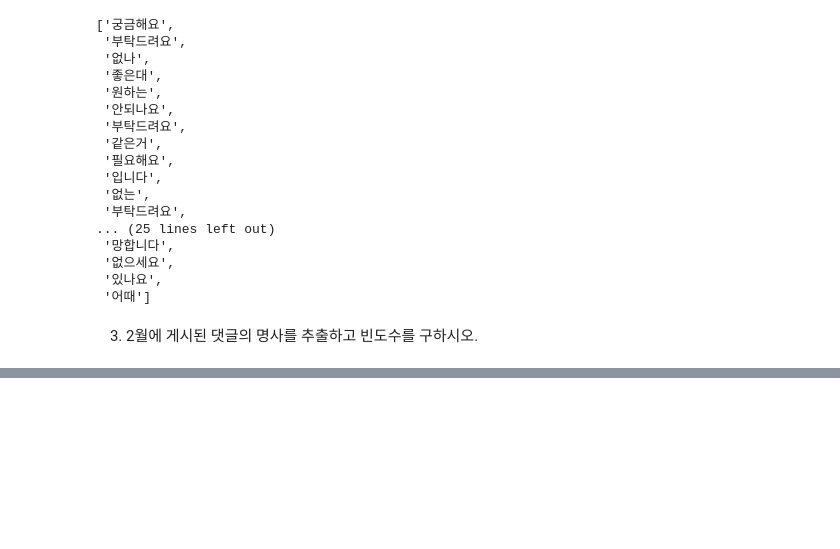
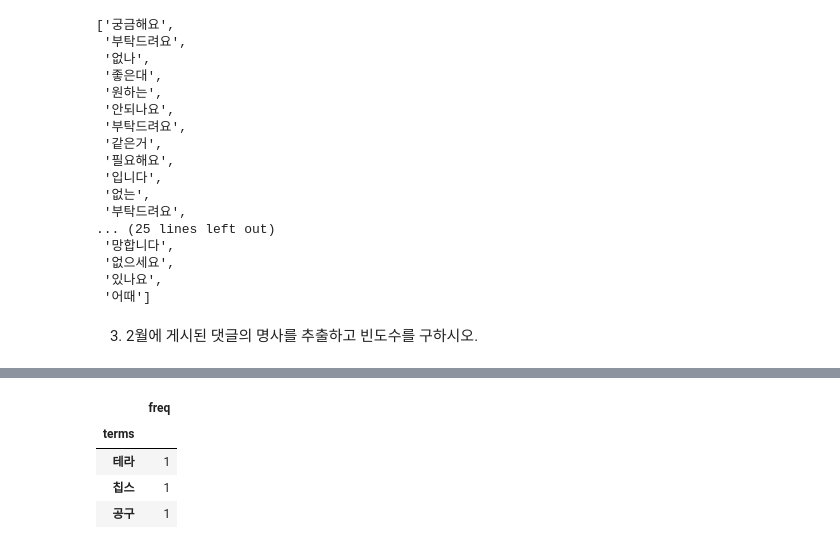
Before and after one commit to suhyehye/ADP-study, a Jupyter notebook: 모의고사/3회/3. 비정형 데이터마이닝.ipynb, the cells around one changed output, grey strips where cells are left out. Saved outputs shown, nothing was run; the diff lists cells and outputs as text; code cells hidden in the pictures; blank space fills up the shorter version.

```diff
--- a/모의고사/3회/3. 비정형 데이터마이닝.ipynb
+++ b/모의고사/3회/3. 비정형 데이터마이닝.ipynb
@@ -219,0 +273,19 @@ adj
+# %%
+from konlpy.tag import Okt
+from collections import Counter
+okt = Okt()
+
+for word in range(len(df)):
+    nouns = okt.nouns(df['Content'][word])
+    count_dict = Counter(nouns)
+
+
+a = pd.DataFrame({'terms':count_dict.keys(),'freq':count_dict.values()})
+a = a.set_index('terms').sort_values(by = 'freq',ascending = False)
+a
+# %% [output]
+|  | freq |
+| terms |  |
+| 테라 | 1 |
+| 칩스 | 1 |
+| 공구 | 1 |
```
Also changed, not shown: parts of 5 cells of this notebook.
